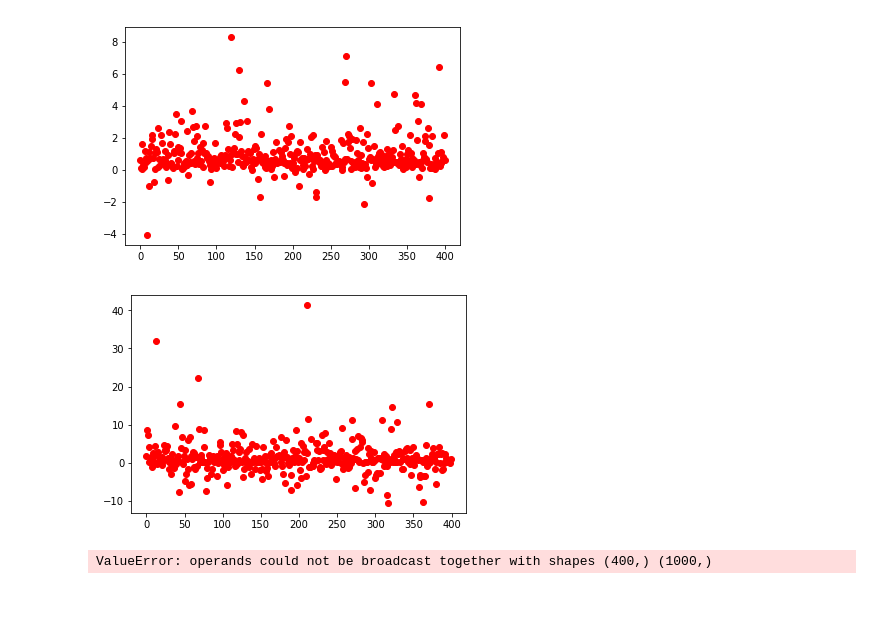
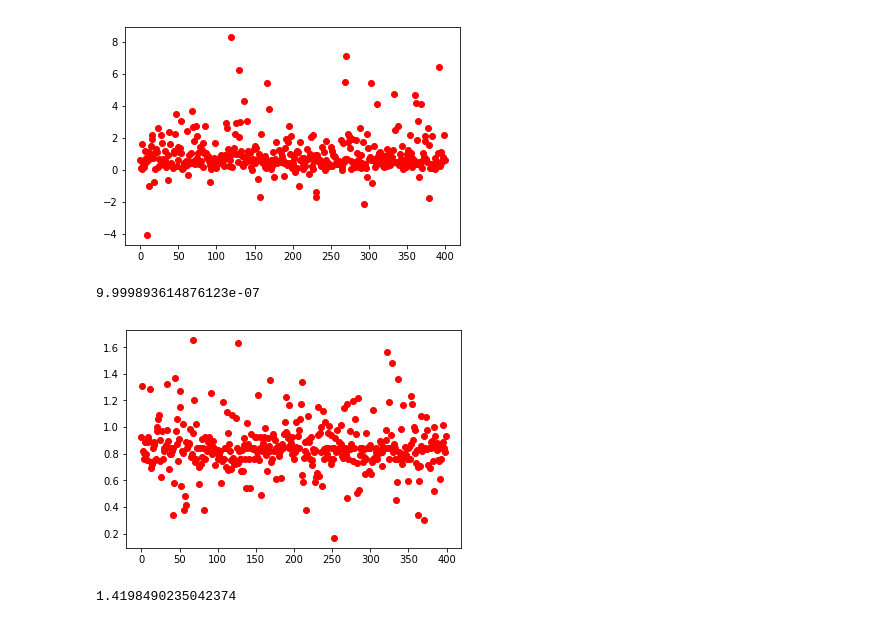
Before and after one commit to wkkmike/Linear_Regression_for_Reddit_Comment-, a Jupyter notebook: Question2.ipynb, the cells around one changed output. Drawn from its saved outputs; the diff is of its cells as text; code cells hidden in the pictures.

Commit message:
some random changes

```diff
--- a/Question2.ipynb
+++ b/Question2.ipynb
@@ -75,3 +101,8 @@ x_test_bias[:,:-1] = x_test
+# %%
+def add_bias(x_dataset):
+    x_dataset_bias = np.ones((x_dataset.shape[0], x_dataset.shape[1]+1))
+    x_dataset_bias[:,:-1] = x_dataset
+    return x_dataset_bias
 # %%
 # Closed-form solution
 # %%
@@ -80,4 +111,5 @@ estimation_closed = np.dot(x_validation_bias, weights_closed)
 # %%
-# Calculate the mean_square_error
-def mean_square_error(predict, true):
-    return (np.square(predict - true)).mean(axis=None)
+# Mean-square error
+def ms_err(predict, true):
+    return (np.square(predict - true).mean(axis=None))
+print(ms_err(estimation_closed, y_validation))
@@ -100,31 +132,32 @@ plt.show()
 # %%
-# Gradient descent
 def gradient_descent(x, y, beta, n0, eps):
     i = 1
-    weight = np.ones(x.shape[1])
+    weight = np.random.rand(x.shape[1])
     a1 = np.transpose(x) @ x
     a2 = np.transpose(x) @ y
     while True:
-        alpha = n0/(1+beta**i+10000)
+        alpha = n0/((1+beta*i) * 10000)
         weight_new = weight - 2*alpha * (a1@weight - a2)
         difference = np.linalg.norm(weight_new - weight, ord=2)
         weight = weight_new
         i += 1
-        plt.plot(i, difference, 'ro')
+        #plt.plot(i, difference, 'ro')
+        #if(i % 1000 == 0):
+         #   print("Iteration: " + str(i) + ". Difference: " + str(difference))
         if (difference < eps):
+            print(difference)
             break
     return weight
 # %%
-weights_gradient = gradient_descent(x_training_bias, y_training, beta=10e-4, n0=10e-4, eps=10e-06)
-mean_square_error(np.dot(x_validation_bias, weights_gradient), y_validation)
+weights_gradient = gradient_descent(add_bias(x_training), y_training, beta=10e-3, n0=10e-3, eps= 1 * 10e-07)
+# %% [output]
+9.999893614876123e-07
 # %%
-estimation_gradient = np.dot(x_validation_bias, weights_gradient)
+estimation_gradient = np.dot(add_bias(x_validation), weights_gradient)
 estimation_gradient = estimation_gradient[400:800]
 plt.plot(estimation_gradient, 'ro')
 plt.show()
+print(ms_err(estimation_gradient, y_validation))
 # %% [output]
-[figure, old version]
+[figure, new version]
+1.4198490235042374
-# %%
-mean_square_error(estimation_gradient, y_validation)
-# %% [output]
-ValueError: operands could not be broadcast together with shapes (400,) (1000,)
```
Also changed, not shown: parts of 20 cells of this notebook, 1 other file.
